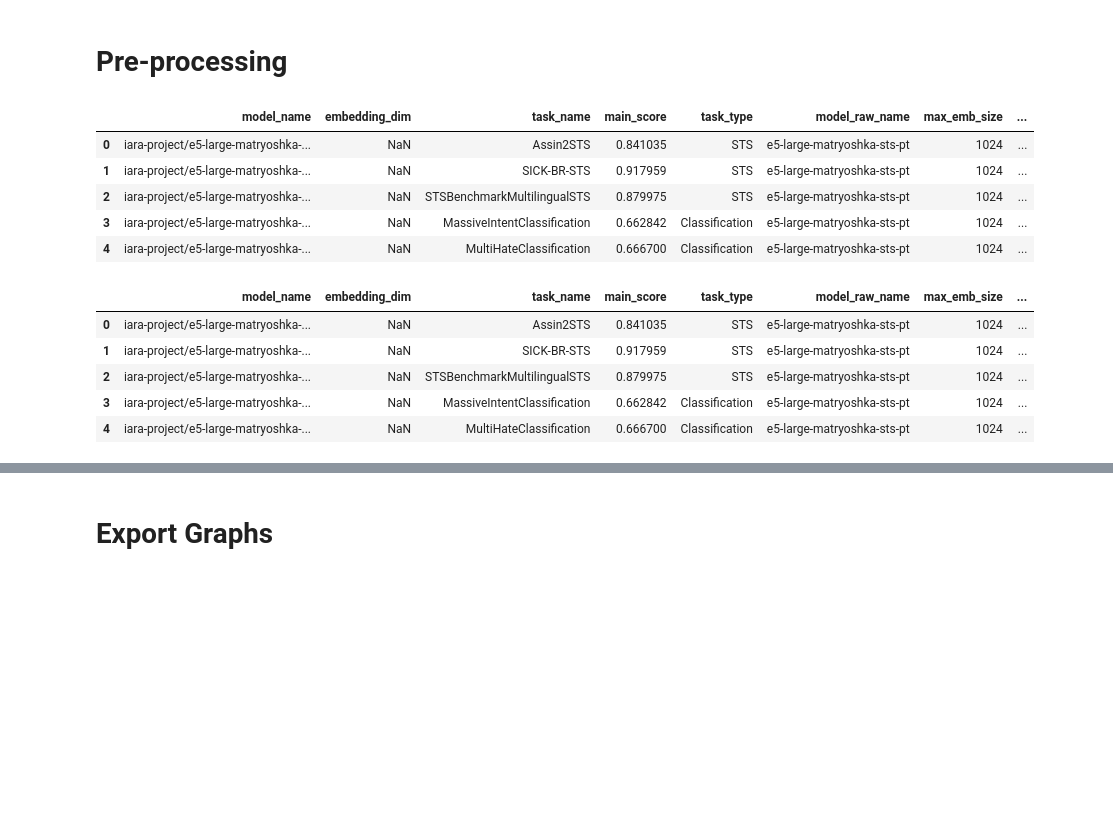
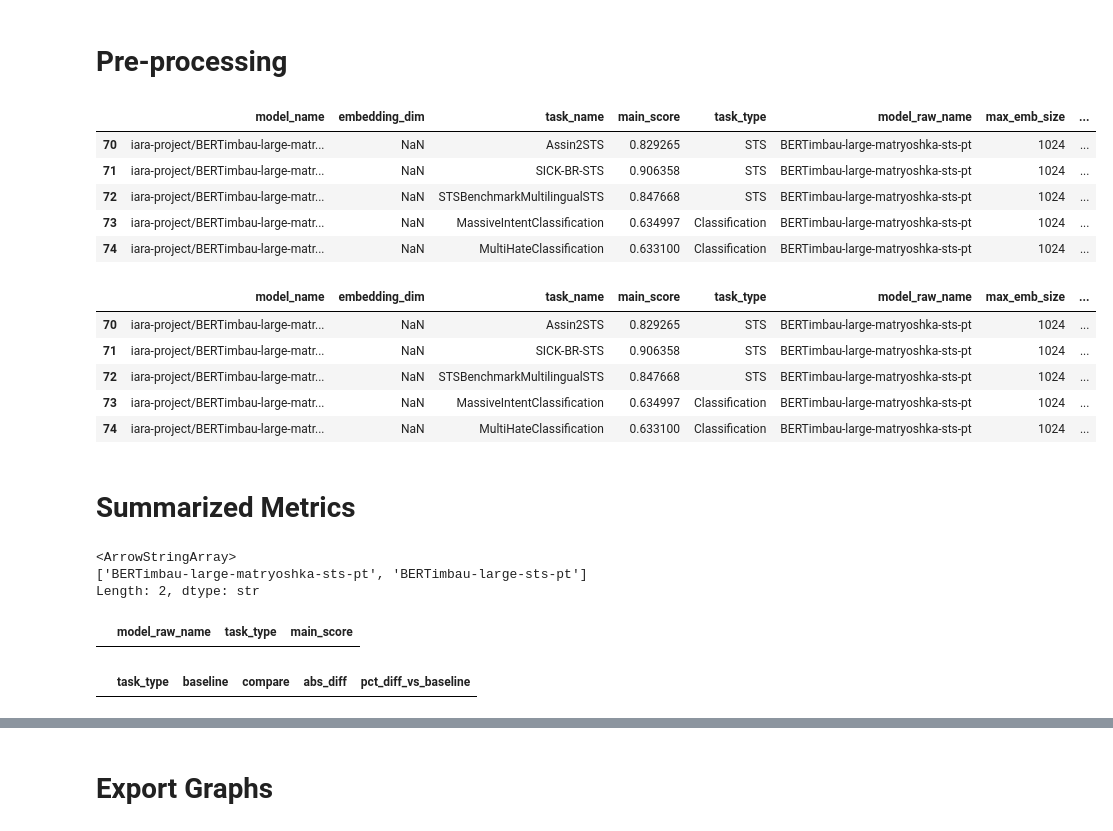
Before and after one commit to Lucas-Okamura/pt-matryoshka-sentence-transformer, a Jupyter notebook: notebooks/graphs.ipynb, the cells around one changed output, grey strips where cells are left out. Cells and saved outputs as stored; diff of their text form; code cells hidden in the pictures; blank space fills up the shorter version.

```diff
--- a/notebooks/graphs.ipynb
+++ b/notebooks/graphs.ipynb
@@ -13,16 +13,17 @@ import re
 # %% [markdown]
 # Load Data
 # %%
-output_dir = "../graphs/baseline"
+output_dir = "../graphs/ablation_bertimbau"
 os.makedirs(output_dir, exist_ok=True)
+
+filepaths = ["../data/eval/results_eval_mteb_v1_11_datasets_w_mteb.csv", "../data/eval/results_eval_mteb_default.csv", "../data/eval/results_eval_mteb_secondary.csv"]
 
 filepath_finetuned_matryoshka = "../data/eval/results_eval_mteb_v1_11_datasets_w_mteb.csv"
 filepath_baseline = "../data/eval/results_eval_mteb_default.csv"
-model_names = [] #None
-model_names_to_remove = None #['BERTimbau-large-sts-pt', 'e5-large-sts-pt']
+model_names = []#['BERTimbau-large-matryoshka-sts-pt', 'BERTimbau-large-sts-pt']
+model_names_to_remove = [] #['BERTimbau-large-sts-pt', 'e5-large-sts-pt', 'bert-base-portuguese-cased', 'mmBERT-base']
 
-results_finetuned_matryoshka = pd.read_csv(filepath_finetuned_matryoshka)
-results_baseline = pd.read_csv(filepath_baseline)
+results = [pd.read_csv(filepath) for filepath in filepaths]
 # %% [markdown]
 # Pre-processing
 # %%
@@ -72,29 +73,29 @@ def map_model_name(model_raw_name: str, mapping: dict) -> int:
 
     return matches[0]
 # %%
-results_all = pd.concat([results_finetuned_matryoshka, results_baseline], ignore_index=True)
+results_all = pd.concat(results, ignore_index=True)
 results_all['task_type'] = results_all['task_name'].map(task_type_map)
 # results_all.dropna(subset=['task_type'], inplace=True)
 results_all['model_raw_name'] = results_all['model_name'].apply(lambda x: x.split("/")[-1])
 results_all["max_emb_size"] = results_all["model_raw_name"].apply(
     lambda x: map_model_name(x, max_emb_dim_map)
 )
 results_all['embedding_dim_full'] = results_all['embedding_dim'].combine_first(results_all['max_emb_size']).astype(int)
 
 if model_names:
     results_all = results_all.query("model_raw_name.isin(@model_names)")
 
 if model_names_to_remove:
     results_all = results_all.query("~model_raw_name.isin(@model_names_to_remove)")
 
 results_all.head()
 # %% [output]
 |  | model_name | embedding_dim | task_name | main_score | task_type | model_raw_name | max_emb_size | ... |
-| 0 | iara-project/e5-large-matryoshka-... | NaN | Assin2STS | 0.841035 | STS | e5-large-matryoshka-sts-pt | 1024 | ... |
-| 1 | iara-project/e5-large-matryoshka-... | NaN | SICK-BR-STS | 0.917959 | STS | e5-large-matryoshka-sts-pt | 1024 | ... |
-| 2 | iara-project/e5-large-matryoshka-... | NaN | STSBenchmarkMultilingualSTS | 0.879975 | STS | e5-large-matryoshka-sts-pt | 1024 | ... |
-| 3 | iara-project/e5-large-matryoshka-... | NaN | MassiveIntentClassification | 0.662842 | Classification | e5-large-matryoshka-sts-pt | 1024 | ... |
-| 4 | iara-project/e5-large-matryoshka-... | NaN | MultiHateClassification | 0.666700 | Classification | e5-large-matryoshka-sts-pt | 1024 | ... |
+| 70 | iara-project/BERTimbau-large-matr... | NaN | Assin2STS | 0.829265 | STS | BERTimbau-large-matryoshka-sts-pt | 1024 | ... |
+| 71 | iara-project/BERTimbau-large-matr... | NaN | SICK-BR-STS | 0.906358 | STS | BERTimbau-large-matryoshka-sts-pt | 1024 | ... |
+| 72 | iara-project/BERTimbau-large-matr... | NaN | STSBenchmarkMultilingualSTS | 0.847668 | STS | BERTimbau-large-matryoshka-sts-pt | 1024 | ... |
+| 73 | iara-project/BERTimbau-large-matr... | NaN | MassiveIntentClassification | 0.634997 | Classification | BERTimbau-large-matryoshka-sts-pt | 1024 | ... |
+| 74 | iara-project/BERTimbau-large-matr... | NaN | MultiHateClassification | 0.633100 | Classification | BERTimbau-large-matryoshka-sts-pt | 1024 | ... |
 # %%
 # cond_e5 = results_all['model_raw_name'].str.contains('e5')
 # cond_bertimbau = results_all['model_raw_name'].str.contains('BERTimbau')
@@ -104,8 +105,16 @@ results_all.head()
 results_all.head()
 # %% [output]
 |  | model_name | embedding_dim | task_name | main_score | task_type | model_raw_name | max_emb_size | ... |
-| 0 | iara-project/e5-large-matryoshka-... | NaN | Assin2STS | 0.841035 | STS | e5-large-matryoshka-sts-pt | 1024 | ... |
-| 1 | iara-project/e5-large-matryoshka-... | NaN | SICK-BR-STS | 0.917959 | STS | e5-large-matryoshka-sts-pt | 1024 | ... |
-| 2 | iara-project/e5-large-matryoshka-... | NaN | STSBenchmarkMultilingualSTS | 0.879975 | STS | e5-large-matryoshka-sts-pt | 1024 | ... |
-| 3 | iara-project/e5-large-matryoshka-... | NaN | MassiveIntentClassification | 0.662842 | Classification | e5-large-matryoshka-sts-pt | 1024 | ... |
-| 4 | iara-project/e5-large-matryoshka-... | NaN | MultiHateClassification | 0.666700 | Classification | e5-large-matryoshka-sts-pt | 1024 | ... |
+| 70 | iara-project/BERTimbau-large-matr... | NaN | Assin2STS | 0.829265 | STS | BERTimbau-large-matryoshka-sts-pt | 1024 | ... |
+| 71 | iara-project/BERTimbau-large-matr... | NaN | SICK-BR-STS | 0.906358 | STS | BERTimbau-large-matryoshka-sts-pt | 1024 | ... |
+| 72 | iara-project/BERTimbau-large-matr... | NaN | STSBenchmarkMultilingualSTS | 0.847668 | STS | BERTimbau-large-matryoshka-sts-pt | 1024 | ... |
+| 73 | iara-project/BERTimbau-large-matr... | NaN | MassiveIntentClassification | 0.634997 | Classification | BERTimbau-large-matryoshka-sts-pt | 1024 | ... |
+| 74 | iara-project/BERTimbau-large-matr... | NaN | MultiHateClassification | 0.633100 | Classification | BERTimbau-large-matryoshka-sts-pt | 1024 | ... |
+# %% [markdown]
+# Summarized Metrics
+# %%
+results_all.model_raw_name.unique()
+# %% [output]
+<ArrowStringArray>
+['BERTimbau-large-matryoshka-sts-pt', 'BERTimbau-large-sts-pt']
+Length: 2, dtype: str
@@ -111,0 +124,35 @@ results_all.head()
+# %%
+grouped_results = results_all.query("model_raw_name.isin([@baseline_model, @compare_model])") \
+                    .groupby(["model_raw_name", "task_type"])['main_score'] \
+                    .mean() \
+                    .reset_index()
+grouped_results
+# %% [output]
+|  | model_raw_name | task_type | main_score |
+# %%
+def percent_diff_by_task_type(grouped_results, baseline_model, compare_model):
+    wide = (
+        grouped_results
+        .pivot(index="task_type", columns="model_raw_name", values="main_score")
+        .reindex(columns=[baseline_model, compare_model])
+    )
+
+    out = pd.DataFrame(index=wide.index)
+    out["baseline"] = wide[baseline_model]
+    out["compare"]  = wide[compare_model]
+    out["abs_diff"] = out["compare"] - out["baseline"]
+
+    # avoid division-by-zero issues
+    out["pct_diff_vs_baseline"] = np.where(
+        out["baseline"].ne(0),
+        (out["abs_diff"] / out["baseline"]) * 100.0,
+        np.nan
+    )
+
+    return out.reset_index().sort_values("task_type")
+
+# usage
+diff_table = percent_diff_by_task_type(grouped_results, baseline_model, compare_model)
+diff_table
+# %% [output]
+|  | task_type | baseline | compare | abs_diff | pct_diff_vs_baseline |
```
Also changed, not shown: parts of 4 cells of this notebook, 2 other files.
